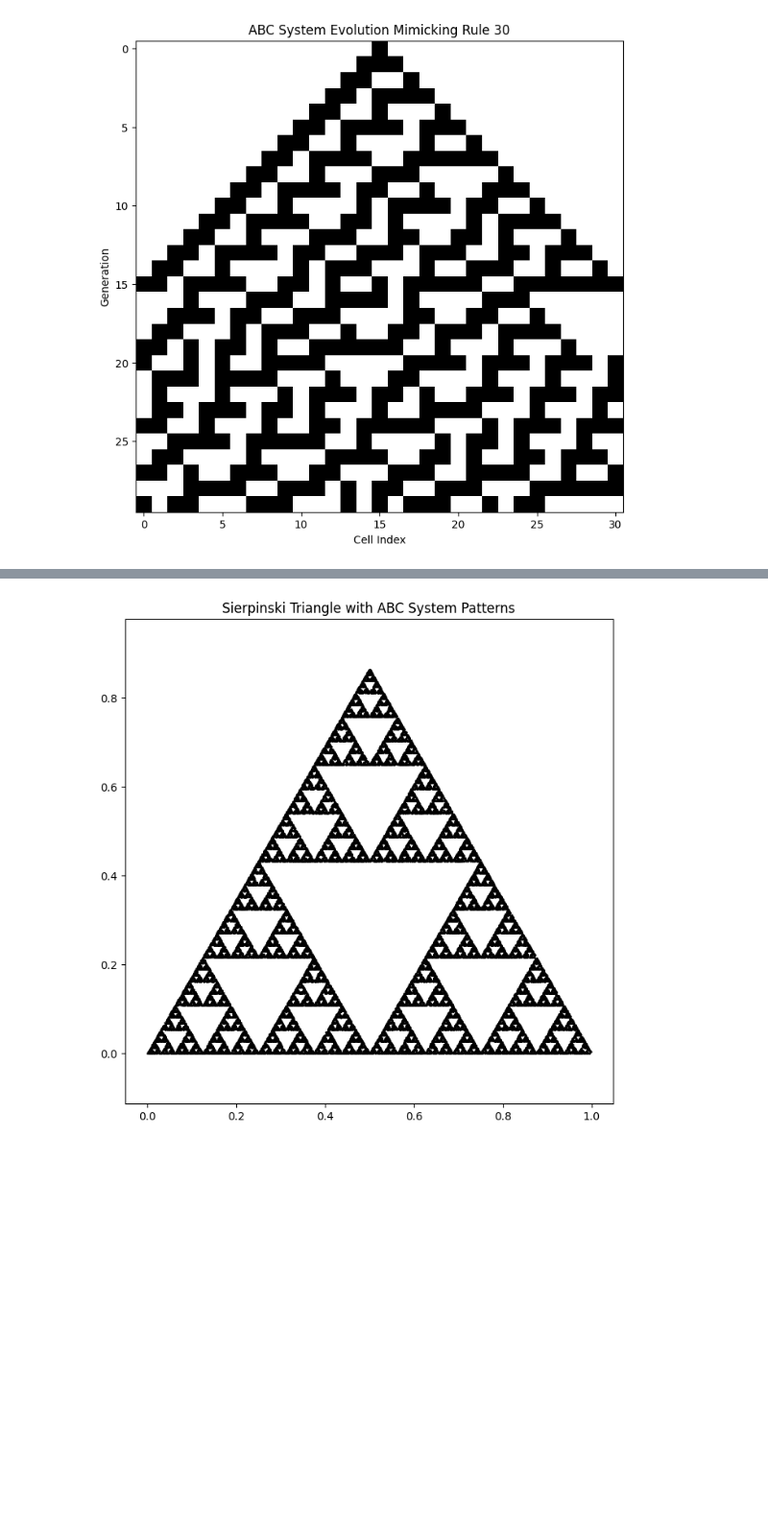
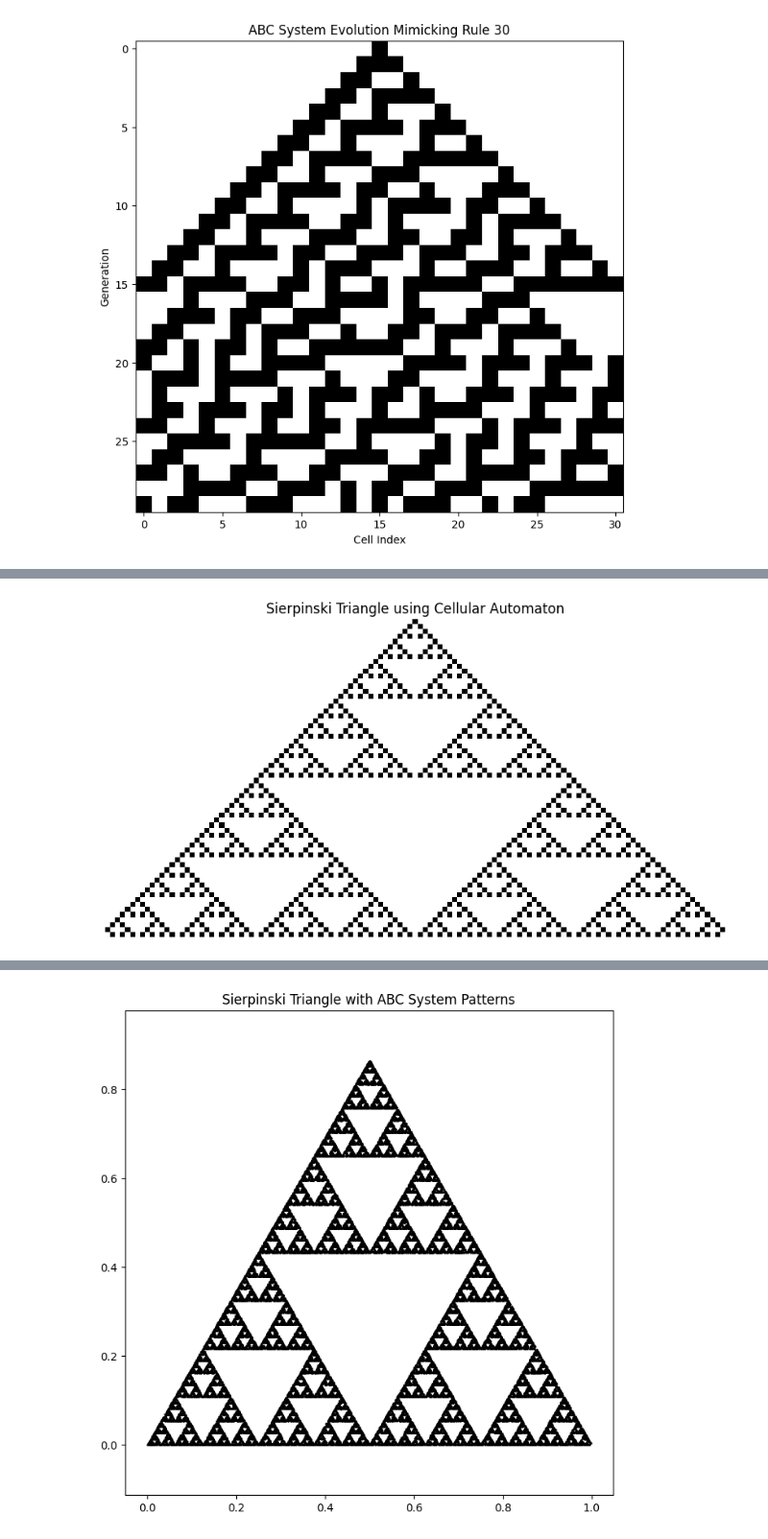
Before and after one commit to danadler-dev/MDPI-Article-Evo, a Jupyter notebook: HowInfoEvolves.ipynb, the cells around one changed output, grey strips where cells are left out. Shown at 96% size. Saved outputs shown, nothing was run; the diff lists cells and outputs as text; code cells hidden in the pictures; blank space fills up the shorter version.

```diff
--- a/HowInfoEvolves.ipynb
+++ b/HowInfoEvolves.ipynb
@@ -303,0 +307,38 @@ plot_abc_system_with_stability(evolution)
+# %%
+import numpy as np
+import matplotlib.pyplot as plt
+
+# Given that we can evolve a xor function as shown above
+# it may be able to further evolve to be applied to each row of a grid
+# creating more complex fractal structures
+
+def sierpinski_triangle(rows):
+    # Initialize the grid with the given number of rows
+    grid = np.zeros((rows, 2 * rows - 1), dtype=int)
+
+    # Set the initial condition (center cell in the first row)
+    grid[0, rows - 1] = 1
+
+    # Apply Rule 90 to generate the triangle
+    for i in range(1, rows):
+        for j in range(1, 2 * rows - 2):
+            # Rule 90: XOR of the left and right neighbors
+            grid[i, j] = grid[i - 1, j - 1] ^ grid[i - 1, j + 1]
+
+    return grid
+
+def plot_sierpinski(grid):
+    plt.figure(figsize=(10, 10))
+    plt.imshow(grid, cmap='binary', interpolation='none')
+    plt.axis('off')
+    plt.title("Sierpinski Triangle using Cellular Automaton")
+    plt.show()
+
+# Parameters
+rows = 64  # Number of rows in the triangle
+
+# Generate and plot the Sierpinski triangle
+triangle = sierpinski_triangle(rows)
+plot_sierpinski(triangle)
+# %% [output]
+[figure, added]
```
Also changed, not shown: parts of 2 cells of this notebook.
